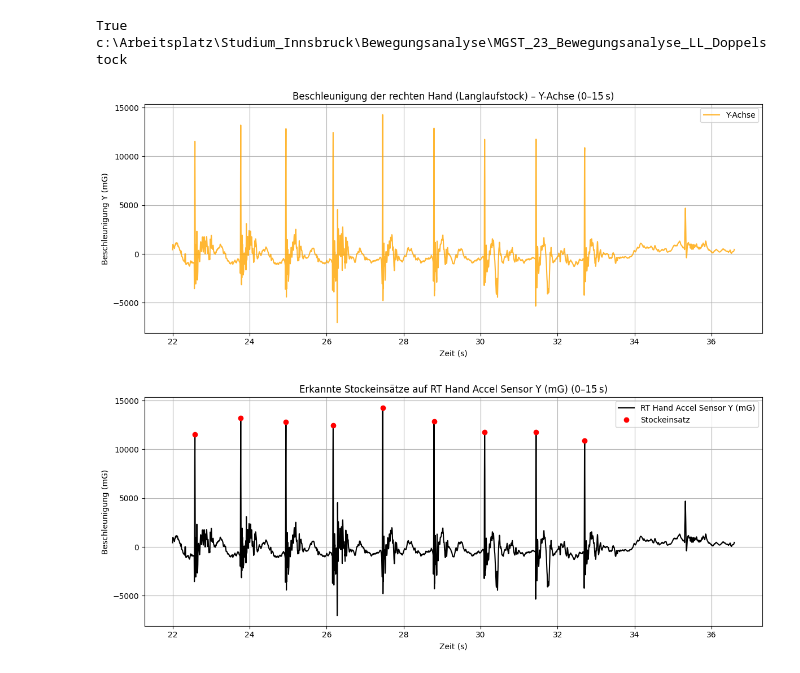
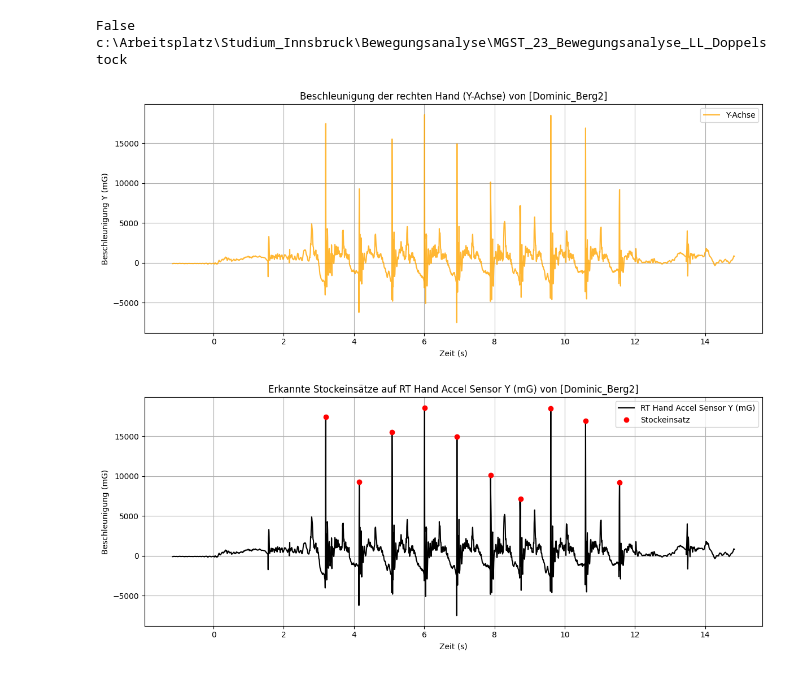
Before and after one commit to VogtD01/MGST_23_Bewegungsanalyse_LL_Doppelstock, a Jupyter notebook: auswerung_Dominic.ipynb, the cells around one changed output. Cells and saved outputs as stored; diff of their text form; code cells hidden in the pictures.

```diff
--- a/auswerung_Dominic.ipynb
+++ b/auswerung_Dominic.ipynb
@@ -16,52 +16,67 @@ csv_Dominic_berg2 = r'c:\Arbeitsplatz\Studium_Innsbruck\Bewegungsanalyse\MGST_23
 
 
 #Daten von Lennard einlesen
-#siehe oben
 
+csv_Lennard_flach1 = r'c:\Arbeitsplatz\Studium_Innsbruck\Bewegungsanalyse\MGST_23_Bewegungsanalyse_LL_Doppelstock\Data\25_BewAn_Langlauf\Zaschke,_Lenard/2025-04-23-16-58_IMU_BewAn_Langlauf_flach­hinzurück_1.csv'
+csv_Lennad_flach2 = r'c:\Arbeitsplatz\Studium_Innsbruck\Bewegungsanalyse\MGST_23_Bewegungsanalyse_LL_Doppelstock\Data\25_BewAn_Langlauf\Zaschke,_Lenard/2025-04-23-16-59_IMU_BewAn_Langlauf_flach_hinzurück_2.csv'
+csv_Lennard_berg1 = r'c:\Arbeitsplatz\Studium_Innsbruck\Bewegungsanalyse\MGST_23_Bewegungsanalyse_LL_Doppelstock\Data\25_BewAn_Langlauf\Zaschke,_Lenard/2025-04-23-17-02_IMU_BewAn_Langlauf_bergauf_1.csv'
+csv_Lennard_berg2 = r'c:\Arbeitsplatz\Studium_Innsbruck\Bewegungsanalyse\MGST_23_Bewegungsanalyse_LL_Doppelstock\Data\25_BewAn_Langlauf\Zaschke,_Lenard/2025-04-23-17-04_IMU_BewAn_Langlauf_bergauf_2.csv'
 
-#Daten vn Paul einlesen
-#siehe oben
+#Daten von Paul einlesen
+
+csv_paul_flach1 = r'c:\Arbeitsplatz\Studium_Innsbruck\Bewegungsanalyse\MGST_23_Bewegungsanalyse_LL_Doppelstock\Data\25_BewAn_Langlauf\Krajewski,_Paul/2025-04-23-14-48_IMU_BewAn_Langlauf_1_hinzurück_Flach.csv'
 
 
 # Überprüfen, ob der Pfad zur Datei existiert
-print(os.path.exists(csv_Dominic_flach1))
-
+print(os.path.exists(csv_paul_flach1))
 
 print(os.getcwd())
 
-#Dataframe erstellen
-# Die eigentlichen Datenzeilen beginnen ab Zeile 3 (Index 2), daher skiprows=2
+# Dataframe erstellen und Aktivitätsnamen als neue Spalte hinzufügen
+
 df_dominic_flach1 = pd.read_csv(csv_Dominic_flach1, skiprows=3, sep=';', decimal=',')
 df_dominic_flach2 = pd.read_csv(csv_Dominic_flach2, skiprows=3, sep=';', decimal=',')
 df_dominic_berg1 = pd.read_csv(csv_Dominic_berg1, skiprows=3, sep=';', decimal=',')
 df_dominic_berg2 = pd.read_csv(csv_Dominic_berg2, skiprows=3, sep=';', decimal=',')
 # %% [output]
-True
+False
 c:\Arbeitsplatz\Studium_Innsbruck\Bewegungsanalyse\MGST_23_Bewegungsanalyse_LL_Doppelstock
 # %%
 #Daten zuschneiden um Störungen zu entfernen
 
-# Von 0 bis 15 Sekunden
-df_dominic_flach1_0_15 = df_dominic_flach1[(df_dominic_flach1["time"] >= 0) & (df_dominic_flach1["time"] <= 15)]
+# dominic_flach1 zuschneiden
+df_dominic_flach1_0_15 = df_dominic_flach1[(df_dominic_flach1["time"] >= 0) & (df_dominic_flach1["time"] <= 15)].copy()    # Von 0 bis 15 Sekunden
+df_dominic_flach1_22_end = df_dominic_flach1[df_dominic_flach1["time"] >= 22].reset_index(drop=True).copy()     # Von 22 Sekunden bis zum Ende
 
-# Von 22 Sekunden bis zum Ende
-df_dominic_flach1_22_end = df_dominic_flach1[df_dominic_flach1["time"] >= 22].reset_index(drop=True)
+# dominic_flach2 zuschneiden
+df_dominic_flach2_0_15 = df_dominic_flach2[(df_dominic_flach2["time"] >= 0) & (df_dominic_flach2["time"] <= 15)].copy()     # Von 0 bis 15 Sekunden
+df_dominic_flach2_22_end = df_dominic_flach2[df_dominic_flach2["time"] >= 22].reset_index(drop=True).copy()     # Von 22 Sekunden bis zum Ende
 
-# Von 0 bis 15 Sekunden
-df_dominic_flach1_0_15 = df_dominic_flach2[(df_dominic_flach2["time"] >= 0) & (df_dominic_flach2["time"] <= 15)]
 
-# Von 22 Sekunden bis zum Ende
-df_dominic_flach2_22_end = df_dominic_flach2[df_dominic_flach2["time"] >= 22].reset_index(drop=True)
+df_dominic_flach1_0_15["Aufzeichnung"] = "Dominic_Flach_1"
+df_dominic_flach1_22_end["Aufzeichnung"] = "Dominic_Flach_2"
+df_dominic_flach2_0_15["Aufzeichnung"] = "Dominic_Flach_3"
+df_dominic_flach2_22_end["Aufzeichnung"] = "Dominic_Flach_4"
+
+df_dominic_berg1["Aufzeichnung"] = "Dominic_Berg1"
+df_dominic_berg2["Aufzeichnung"] = "Dominic_Berg2"
 # %%
 # Hier kaann einer der in der oberen Zeilen definierten Dataframes verwendet werden um diesen in den nachfolgenden Zeilen zu plotten
 # Dazu einfach den namen hier unten nach dem = Zeichen anpassen
 
-testdf = df_dominic_flach2_22_end
+testdf = df_dominic_berg2
 # %%
 def plot_acceleration_y_axis(df, title_suffix=""):
+    # Versuche, den Aktivitätsnamen aus der Spalte zu holen, falls vorhanden
+    if "Aufzeichnung" in df.columns:
+        activity = df["Aufzeichnung"].iloc[0]
+        title = f"Beschleunigung der rechten Hand (Y-Achse) von [{activity}]{title_suffix}"
+    else:
+        title = f"Beschleunigung der rechten Hand (Y-Achse) von {title_suffix}"
+
     plt.figure(figsize=(12, 5))
     plt.plot(df["time"], df["RT Hand Accel Sensor Y (mG)"], label="Y-Achse", color="orange", alpha=0.8)
-    plt.title(f"Beschleunigung der rechten Hand (Langlaufstock) – Y-Achse{title_suffix}")
+    plt.title(title)
     plt.xlabel("Zeit (s)")
     plt.ylabel("Beschleunigung Y (mG)")
     plt.legend()
@@ -70,45 +85,52 @@ def plot_acceleration_y_axis(df, title_suffix=""):
     plt.show()
 
 # Beispiel-Aufruf:
-plot_acceleration_y_axis(testdf, " (0–15 s)")
+plot_acceleration_y_axis(testdf)
 # %% [output]
-[figure, old version]
+[figure, new version]
 # %%
 def plot_peaks_on_axis(df, axis_col, height=7000, distance=20, min_time_diff=0.5, title_suffix=""):
     # Peaks erkennen
     peaks, _ = find_peaks(df[axis_col], height=height, distance=distance)
     peak_times = df["time"].iloc[peaks].values
 
     # Peaks filtern: nur behalten, wenn Abstand zum vorherigen >= min_time_diff
     filtered_peaks = []
     last_time = -np.inf
     for idx, t in zip(peaks, peak_times):
         if t - last_time >= min_time_diff:
             filtered_peaks.append(idx)
             last_time = t
     filtered_peaks = np.array(filtered_peaks)
 
     # Neue Spalte im DataFrame: True bei Peak, sonst False
     df["is_peak"] = False
     df.loc[df.index[filtered_peaks], "is_peak"] = True
 
+    # Aktivitätsnamen für den Titel holen (nur falls "Aufzeichnung" existiert)
+    if "Aufzeichnung" in df.columns:
+        activity = df["Aufzeichnung"].iloc[0]
+        title = f"Erkannte Stockeinsätze auf {axis_col} von [{activity}]{title_suffix}"
+    else:
+        title = f"Erkannte Stockeinsätze auf {axis_col}{title_suffix}"
+
     # Plot mit Markierungen
     plt.figure(figsize=(12, 5))
     plt.plot(df["time"], df[axis_col], label=axis_col, color="black")
     plt.plot(df["time"].iloc[filtered_peaks], df[axis_col].iloc[filtered_peaks], "ro", label="Stockeinsatz")
-    plt.title(f"Erkannte Stockeinsätze auf {axis_col}{title_suffix}")
+    plt.title(title)
     plt.xlabel("Zeit (s)")
     plt.ylabel("Beschleunigung (mG)")
     plt.legend()
     plt.grid(True)
     plt.tight_layout()
     plt.show()
     return filtered_peaks
 
 # Beispiel-Aufruf:
-peaks = plot_peaks_on_axis(testdf, "RT Hand Accel Sensor Y (mG)", height=7000, distance=20, min_time_diff=0.5, title_suffix=" (0–15 s)")
+peaks = plot_peaks_on_axis(testdf, "RT Hand Accel Sensor Y (mG)", height=7000, distance=20, min_time_diff=0.5)
 # %% [output]
-[figure, old version]
+[figure, new version]
 # %%
 def analyze_peaks(df):
     # Indizes der Peaks aus der Spalte 'is_peak'
```
Also changed, not shown: parts of 11 cells of this notebook, 12 other files.
